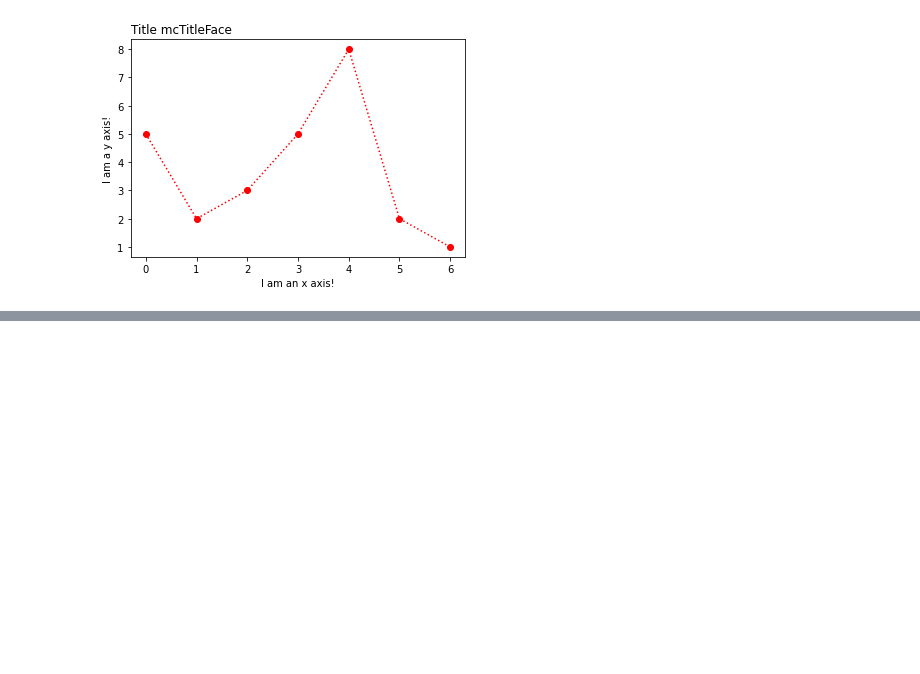
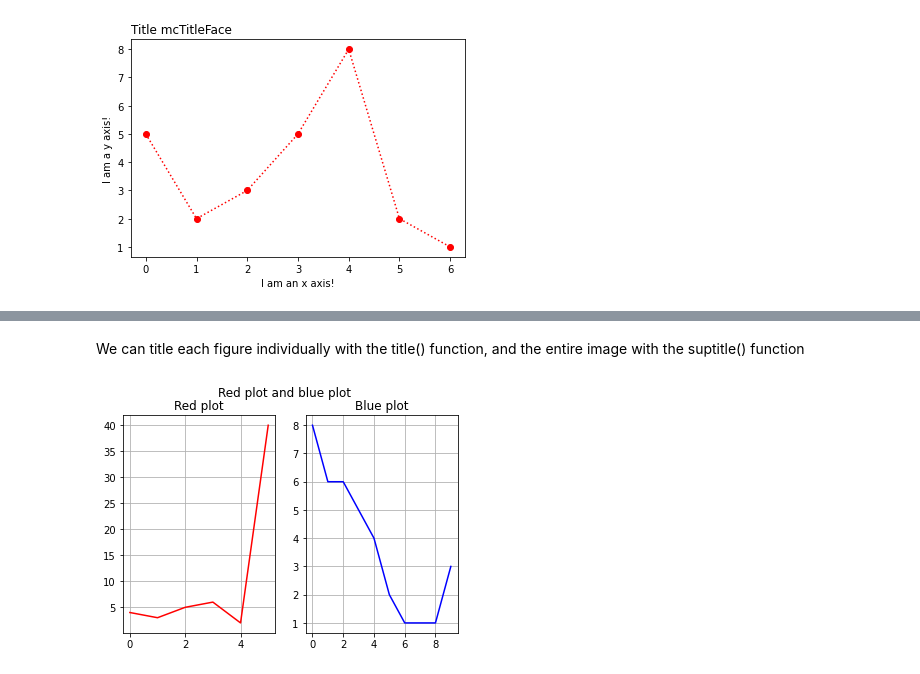
Before and after one commit to NoaMills/Study-Notes, a Jupyter notebook: Matplotlib.ipynb, the cells around one changed output, grey strips where cells are left out. Cells and saved outputs as stored; diff of their text form; code cells hidden in the pictures; blank space fills up the shorter version.

```diff
--- a/Matplotlib.ipynb
+++ b/Matplotlib.ipynb
@@ -186,0 +232,18 @@ plt.show()
+# %% [markdown]
+We can title each figure individually with the title() function, and the entire image with the suptitle() function
+# %%
+y1=np.array([4,3,5,6,2,40])
+y2=np.array([8,6,6,5,4,2,1,1,1,3])
+
+plt.subplot(1,2,1)
+plt.plot(y1, c="r")
+plt.grid()
+plt.title("Red plot")
+plt.subplot(1,2,2)
+plt.plot(y2, c="b")
+plt.grid()
+plt.title("Blue plot")
+plt.suptitle("Red plot and blue plot")
+plt.show()
+# %% [output]
+[figure, added]
```
Also changed, not shown: parts of 23 cells of this notebook.
